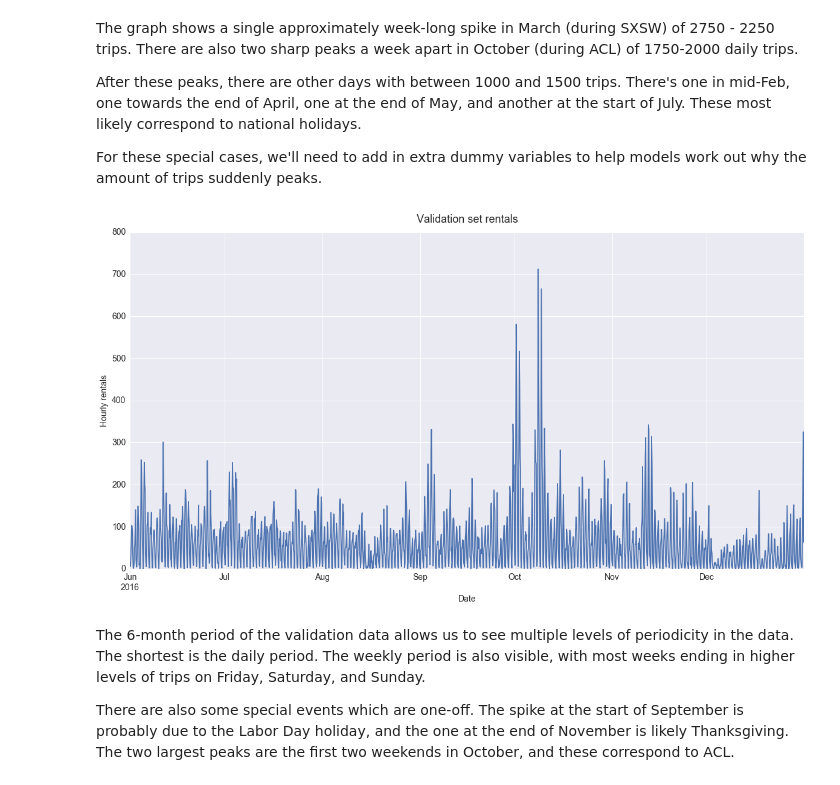
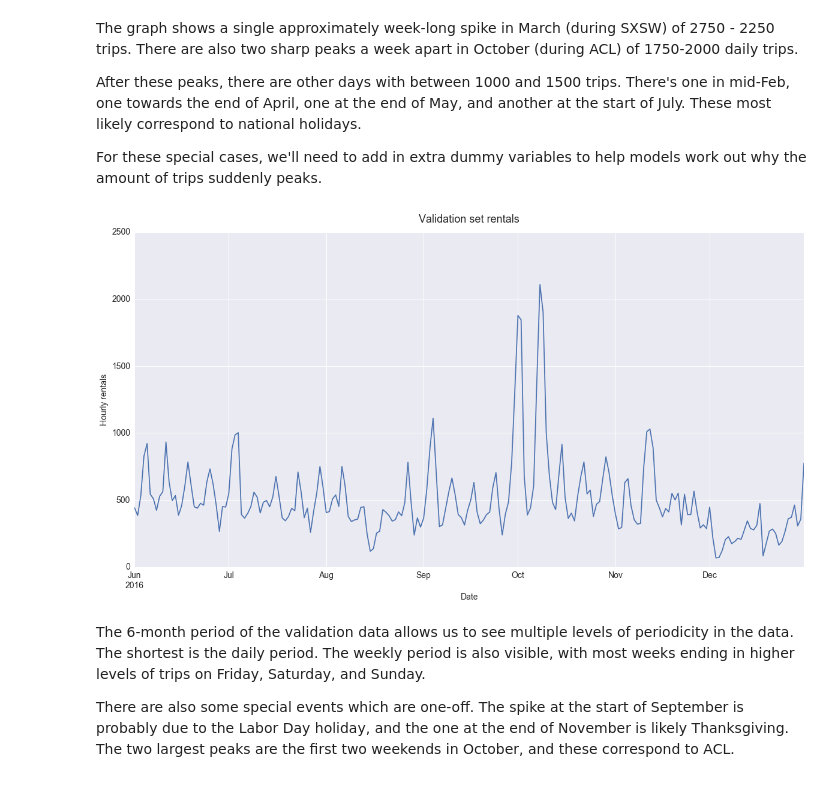
Before and after one commit to timgasser/bcycle-austin, a Jupyter notebook: notebooks/bcycle_all_data_models.ipynb, the cells around one changed output. Saved outputs shown, nothing was run; the diff lists cells and outputs as text; code cells hidden in the pictures.

```diff
--- a/notebooks/bcycle_all_data_models.ipynb
+++ b/notebooks/bcycle_all_data_models.ipynb
@@ -260,13 +274,13 @@ After these peaks, there are other days with between 1000 and 1500 trips. There'
 For these special cases, we'll need to add in extra dummy variables to help models work out why the amount of trips suddenly peaks.
 # %%
 # Let's plot the validation set
-plot_df = val_df.resample('3H').sum()['count']
+plot_df = val_df.resample('1D').sum()['count']
 
 plot_lines(plot_df, plt.subplots(1,1,figsize=(20,10)),
                                  title='Validation set rentals',
                                  xlabel='Date', ylabel='Hourly rentals')
 # %% [output]
-[figure, old version]
+[figure, new version]
 # %% [markdown]
 The 6-month period of the validation data allows us to see multiple levels of periodicity in the data. The shortest is the daily period. The weekly period is also visible, with most weeks ending in higher levels of trips on Friday, Saturday, and Sunday.
 
```
Also changed, not shown: parts of 17 cells of this notebook, 2 other files.
